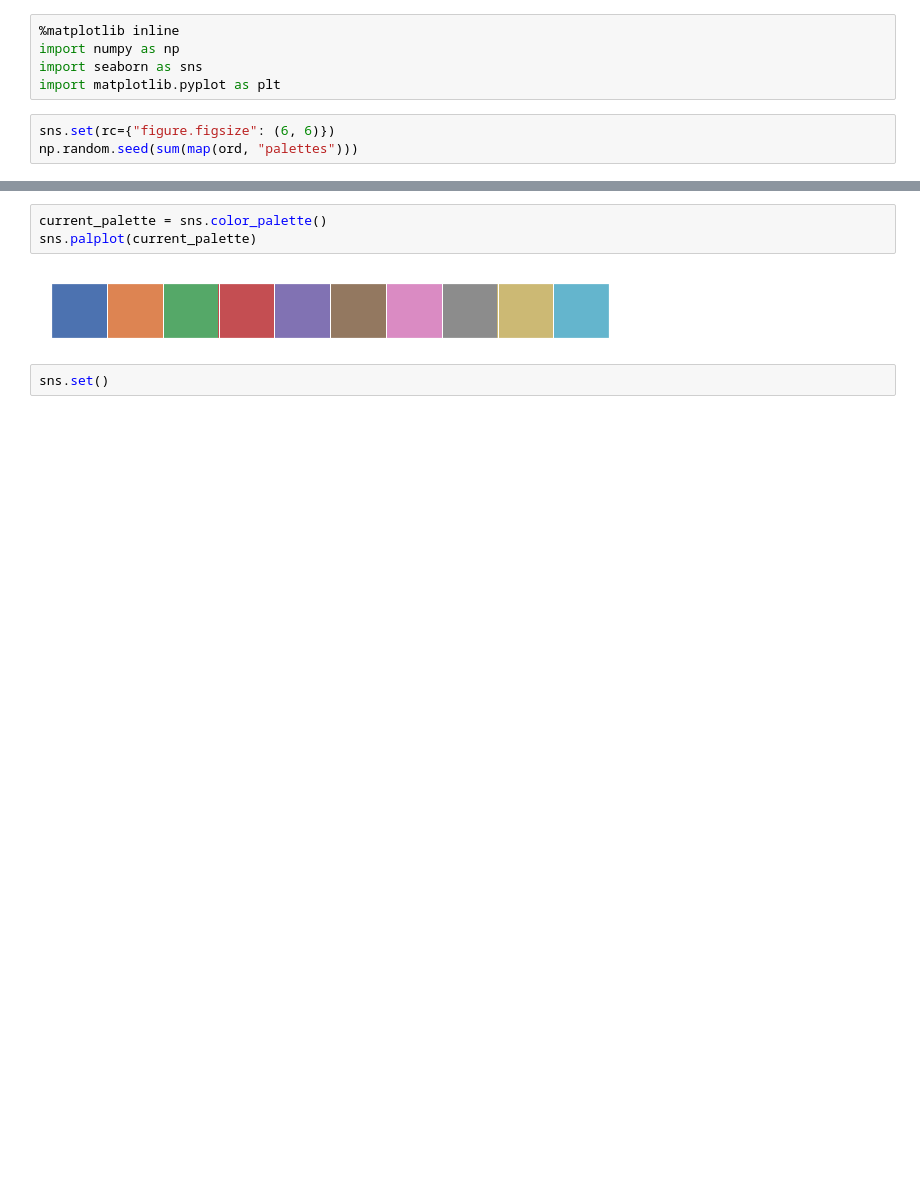
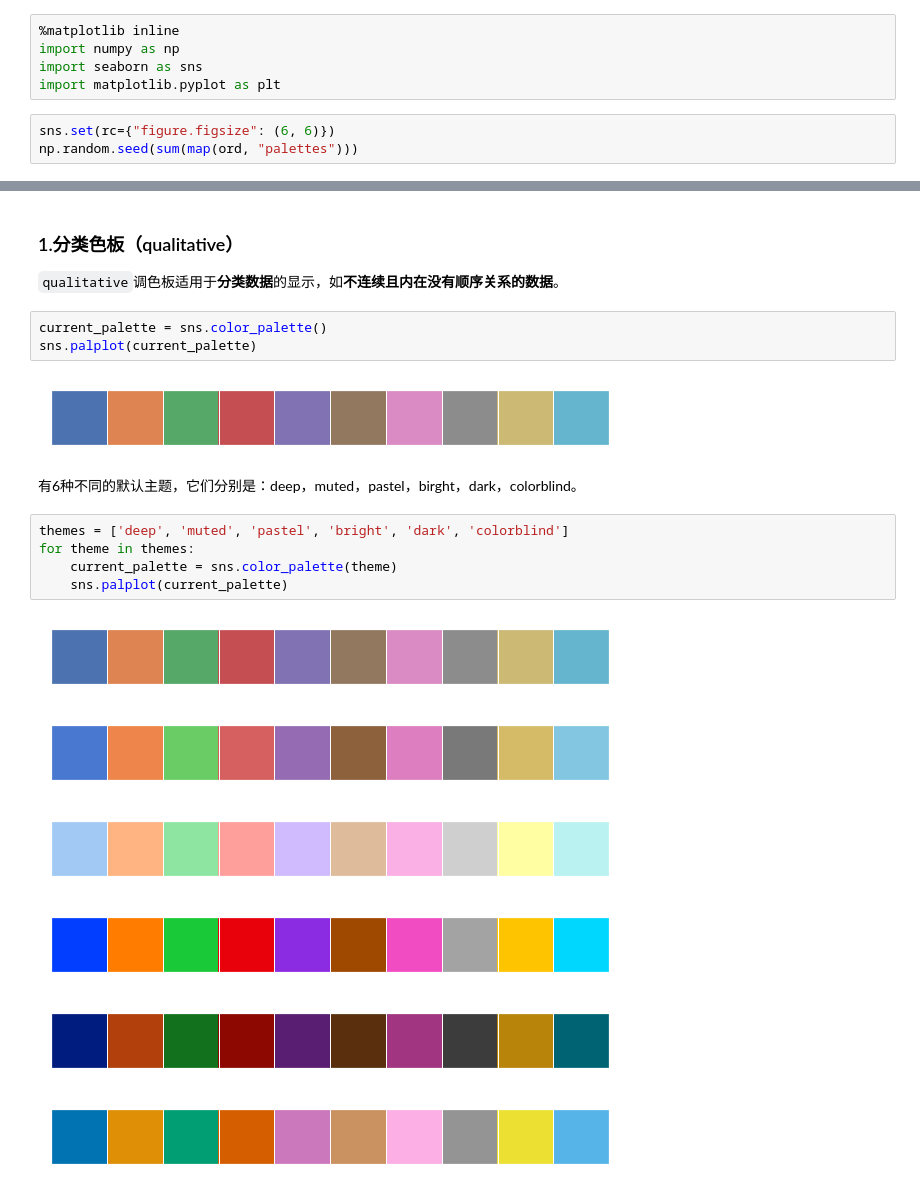
Before and after one commit to McJevons/SmallProject, a Jupyter notebook: Seaborn（二）：颜色风格设置.ipynb, the cells around one changed output, grey strips where cells are left out. Cells and saved outputs as stored; diff of their text form; blank space fills up the shorter version.

```diff
--- a/Seaborn（二）：颜色风格设置.ipynb
+++ b/Seaborn（二）：颜色风格设置.ipynb
@@ -11,7 +18,22 @@ sns.color_palette?
+# %% [markdown]
+### 1.分类色板（qualitative）
+`qualitative`调色板适用于**分类数据**的显示，如**不连续且内在没有顺序关系的数据**。
 # %%
 current_palette = sns.color_palette()
 sns.palplot(current_palette)
 # %% [output]
 [figure]
-# %%
-sns.set()
+# %% [markdown]
+有6种不同的默认主题，它们分别是：deep，muted，pastel，birght，dark，colorblind。
+# %%
+themes = ['deep', 'muted', 'pastel', 'bright', 'dark', 'colorblind']
+for theme in themes:
+    current_palette = sns.color_palette(theme)
+    sns.palplot(current_palette)
+# %% [output]
+[figure, added]
+[figure, added]
+[figure, added]
+[figure, added]
+[figure, added]
+[figure, added]
```
Also changed, not shown: parts of 11 cells of this notebook.
